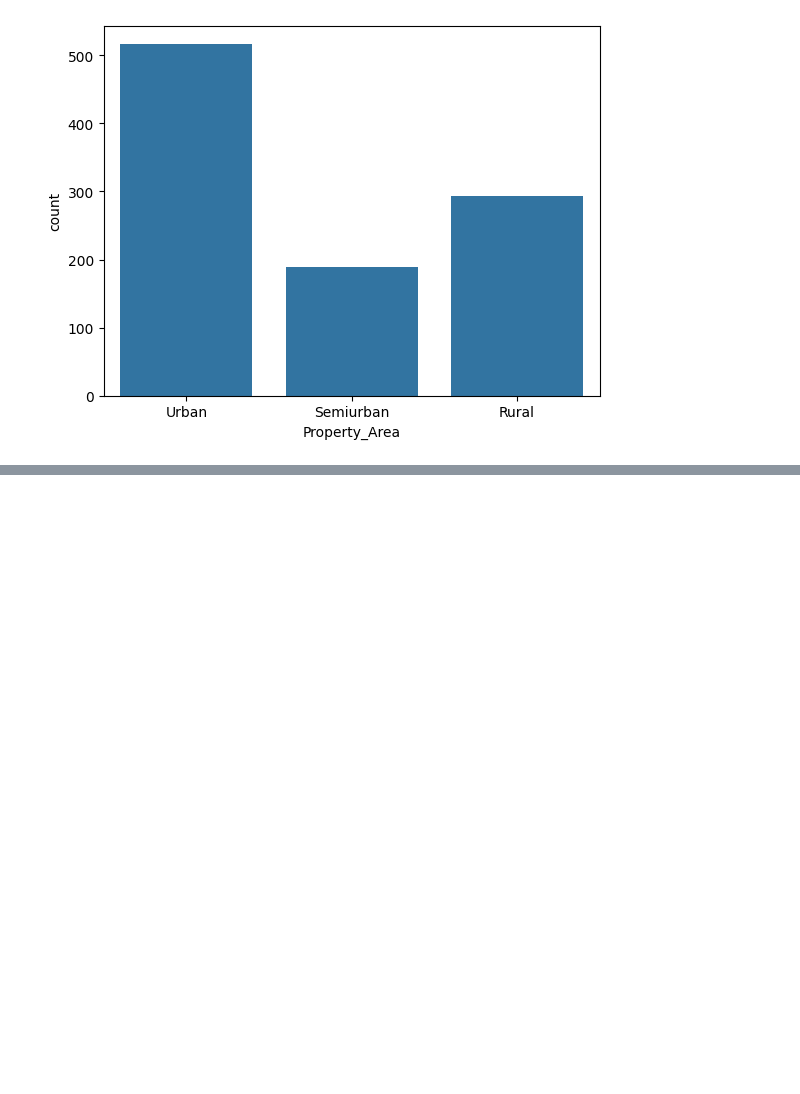
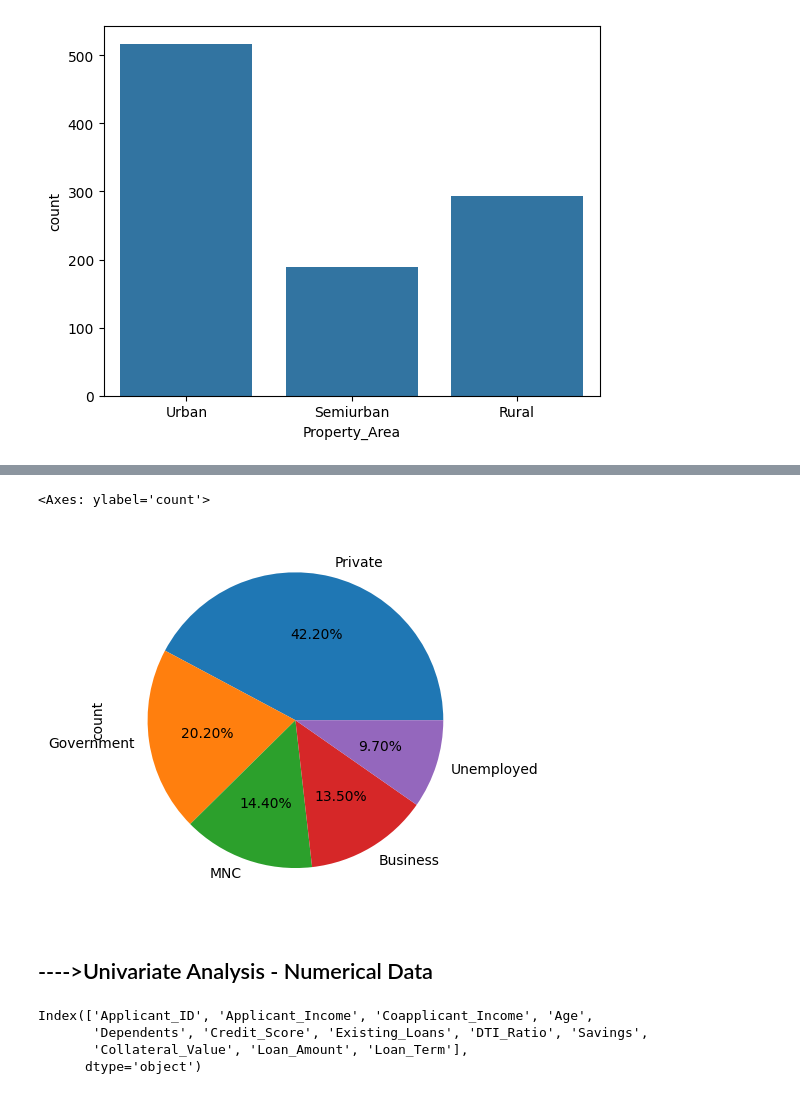
Before and after one commit to 24f3004415/LoanApproval-MLSystem, a Jupyter notebook: Loan-approval-MLsystem.ipynb, the cells around one changed output, grey strips where cells are left out. Cells and saved outputs as stored; diff of their text form; code cells hidden in the pictures; blank space fills up the shorter version.

```diff
--- a/Loan-approval-MLsystem.ipynb
+++ b/Loan-approval-MLsystem.ipynb
@@ -330,0 +344,16 @@ sns.countplot(x = df['Property_Area'])
+# %%
+# Employer Category
+
+df['Employer_Category'].value_counts().plot(kind  = 'pie', autopct = '%1.2f%%')
+# %% [output]
+<Axes: ylabel='count'>
+[figure, added]
+# %% [markdown]
+## ---->Univariate Analysis - Numerical Data
+# %%
+num_cols
+# %% [output]
+Index(['Applicant_ID', 'Applicant_Income', 'Coapplicant_Income', 'Age',
+       'Dependents', 'Credit_Score', 'Existing_Loans', 'DTI_Ratio', 'Savings',
+       'Collateral_Value', 'Loan_Amount', 'Loan_Term'],
+      dtype='object')
```
Also changed, not shown: parts of 21 cells of this notebook.
